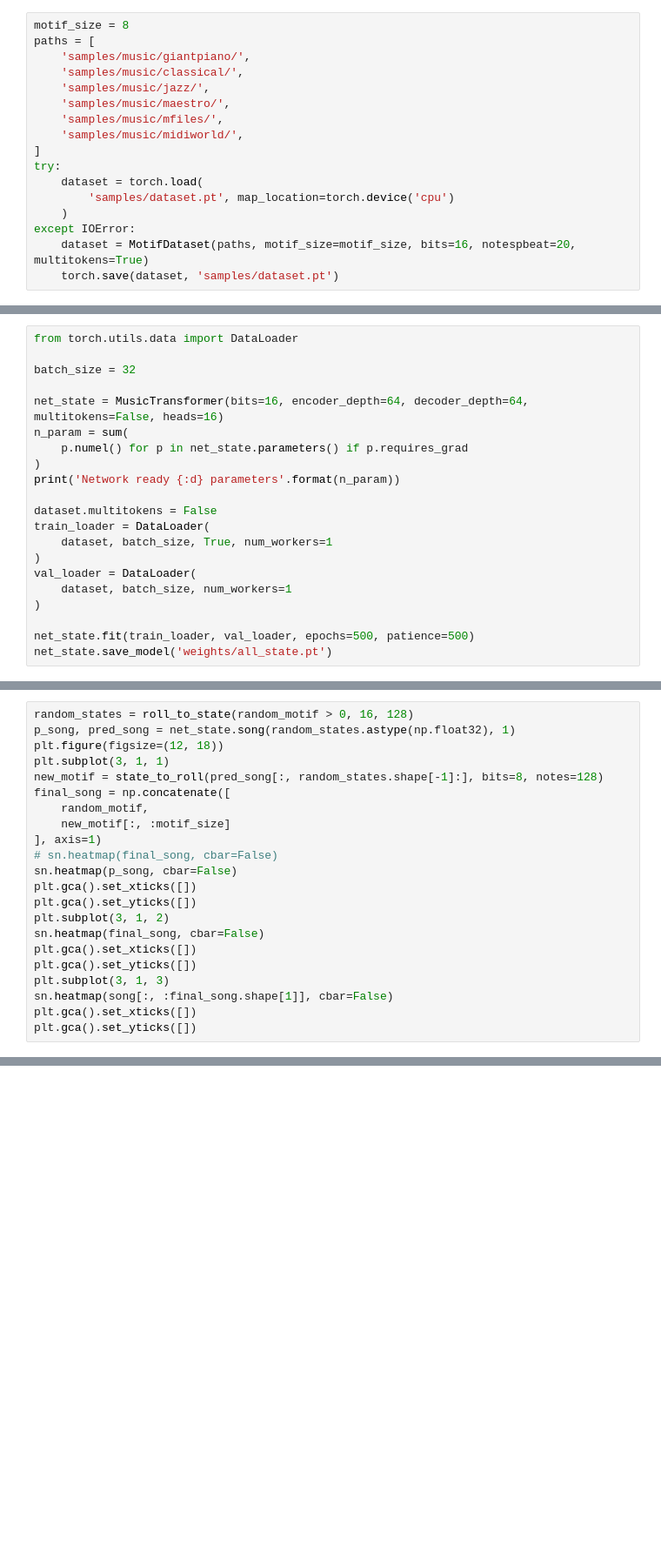
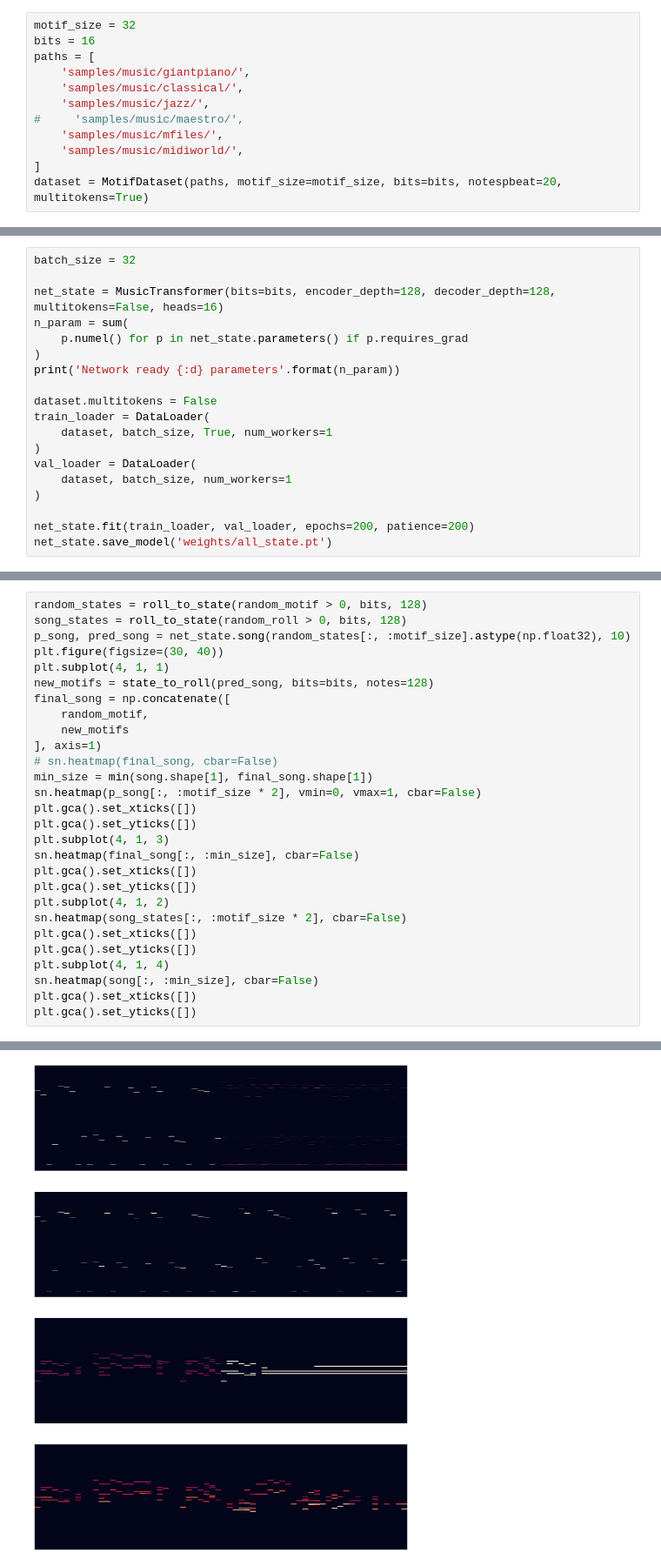
Before and after one commit to marianocabezas/brainharmonic, a Jupyter notebook: transformer.ipynb, the cells around one changed output, grey strips where cells are left out. Shown at 87% size. Drawn from its saved outputs; the diff is of its cells as text; blank space fills up the shorter version.

```diff
--- a/transformer.ipynb
+++ b/transformer.ipynb
@@ -552,17 +526,12 @@ plt.gca().set_yticks([])
 # %%
-motif_size = 8
+motif_size = 32
+bits = 16
 paths = [
     'samples/music/giantpiano/',
     'samples/music/classical/',
     'samples/music/jazz/',
-    'samples/music/maestro/',
+#     'samples/music/maestro/',
     'samples/music/mfiles/',
     'samples/music/midiworld/',
 ]
-try:
-    dataset = torch.load(
-        'samples/dataset.pt', map_location=torch.device('cpu')
-    )
-except IOError:
-    dataset = MotifDataset(paths, motif_size=motif_size, bits=16, notespbeat=20, multitokens=True)
-    torch.save(dataset, 'samples/dataset.pt')
+dataset = MotifDataset(paths, motif_size=motif_size, bits=bits, notespbeat=20, multitokens=True)
@@ -593,9 +594,7 @@ net_multi.save_model('weights/all_multi.pt')
 # %%
-from torch.utils.data import DataLoader
-
 batch_size = 32
 
-net_state = MusicTransformer(bits=16, encoder_depth=64, decoder_depth=64, multitokens=False, heads=16)
+net_state = MusicTransformer(bits=bits, encoder_depth=128, decoder_depth=128, multitokens=False, heads=16)
 n_param = sum(
     p.numel() for p in net_state.parameters() if p.requires_grad
 )
@@ -609,5 +608,5 @@ val_loader = DataLoader(
     dataset, batch_size, num_workers=1
 )
 
-net_state.fit(train_loader, val_loader, epochs=500, patience=500)
+net_state.fit(train_loader, val_loader, epochs=200, patience=200)
 net_state.save_model('weights/all_state.pt')
@@ -636,22 +656,29 @@ plt.gca().set_yticks([])
 # %%
-random_states = roll_to_state(random_motif > 0, 16, 128)
-p_song, pred_song = net_state.song(random_states.astype(np.float32), 1)
-plt.figure(figsize=(12, 18))
-plt.subplot(3, 1, 1)
-new_motif = state_to_roll(pred_song[:, random_states.shape[-1]:], bits=8, notes=128)
+random_states = roll_to_state(random_motif > 0, bits, 128)
+song_states = roll_to_state(random_roll > 0, bits, 128)
+p_song, pred_song = net_state.song(random_states[:, :motif_size].astype(np.float32), 10)
+plt.figure(figsize=(30, 40))
+plt.subplot(4, 1, 1)
+new_motifs = state_to_roll(pred_song, bits=bits, notes=128)
 final_song = np.concatenate([
     random_motif,
-    new_motif[:, :motif_size]
+    new_motifs
 ], axis=1)
 # sn.heatmap(final_song, cbar=False)
-sn.heatmap(p_song, cbar=False)
+min_size = min(song.shape[1], final_song.shape[1])
+sn.heatmap(p_song[:, :motif_size * 2], vmin=0, vmax=1, cbar=False)
 plt.gca().set_xticks([])
 plt.gca().set_yticks([])
-plt.subplot(3, 1, 2)
-sn.heatmap(final_song, cbar=False)
+plt.subplot(4, 1, 3)
+sn.heatmap(final_song[:, :min_size], cbar=False)
 plt.gca().set_xticks([])
 plt.gca().set_yticks([])
-plt.subplot(3, 1, 3)
-sn.heatmap(song[:, :final_song.shape[1]], cbar=False)
+plt.subplot(4, 1, 2)
+sn.heatmap(song_states[:, :motif_size * 2], cbar=False)
 plt.gca().set_xticks([])
 plt.gca().set_yticks([])
+plt.subplot(4, 1, 4)
+sn.heatmap(song[:, :min_size], cbar=False)
+plt.gca().set_xticks([])
+plt.gca().set_yticks([])
+# %% [output]
@@ -657,0 +686 @@ plt.gca().set_yticks([])
+[figure, added]
```
Also changed, not shown: parts of 8 cells of this notebook.
